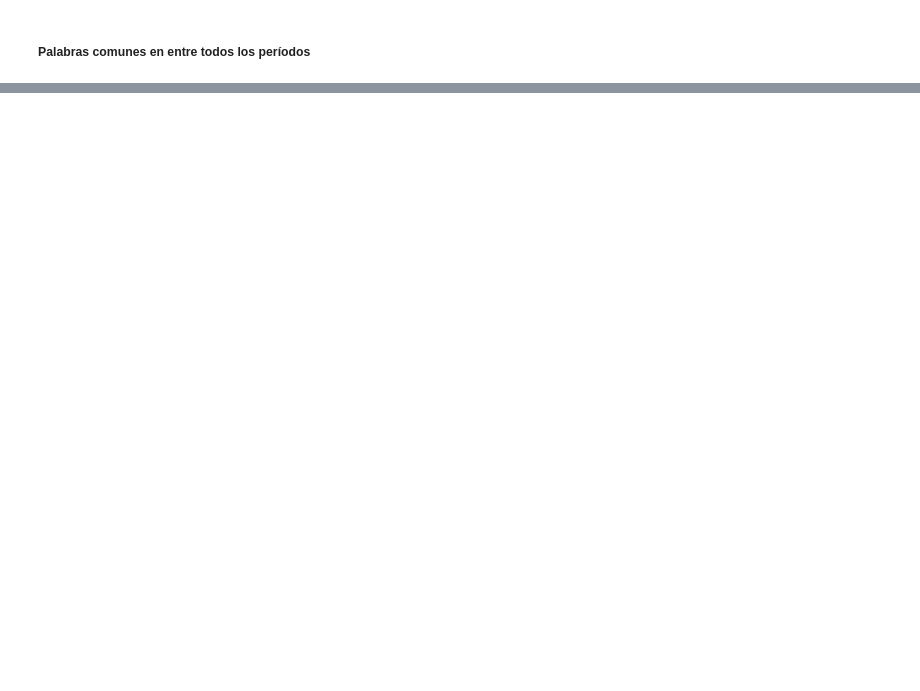
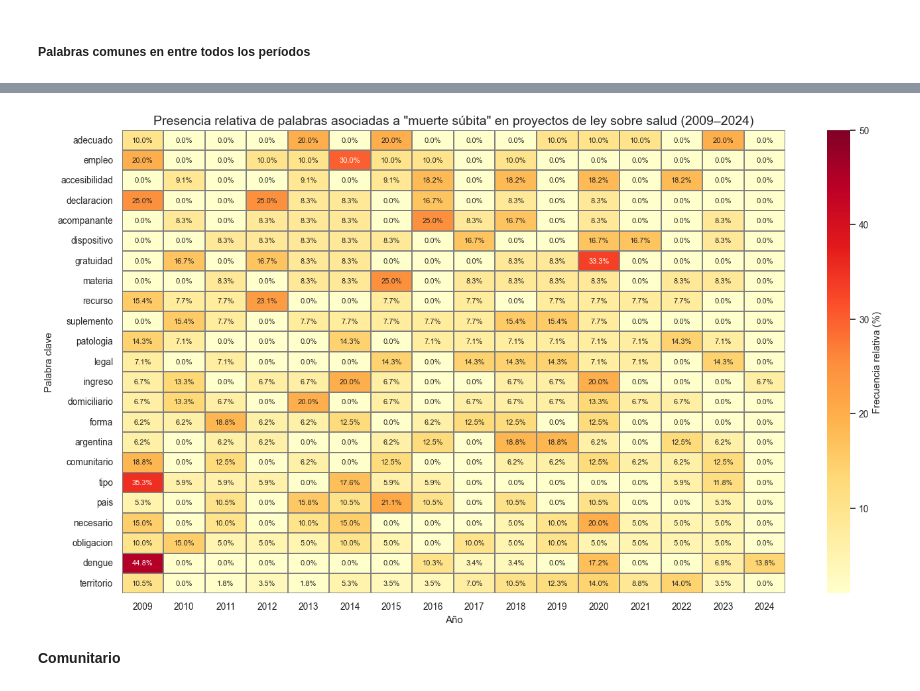
Before and after one commit to AmaliaGuaymasCanavire/iamas_iniciativasleg_salud, a Jupyter notebook: src/notebooks/5.2.contexto_cambio_semantico.ipynb, the cells around one changed output, grey strips where cells are left out. Saved outputs shown, nothing was run; the diff lists cells and outputs as text; code cells hidden in the pictures; blank space fills up the shorter version.

```diff
--- a/src/notebooks/5.2.contexto_cambio_semantico.ipynb
+++ b/src/notebooks/5.2.contexto_cambio_semantico.ipynb
@@ -590,0 +794,18 @@ Name: proportion, dtype: float64
+# %%
+frecuencias_df = basetexto_df[['Año',
+        'adecuado', 'pais', 'patologia', 'acompanante', 'dengue',
+       'dispositivo', 'gratuidad', 'empleo', 'materia', 'necesario', 'ingreso',
+       'argentina', 'suplemento', 'accesibilidad', 'obligacion', 'legal',
+       'domiciliario', 'forma', 'recurso', 'tipo', 'declaracion',
+       'comunitario', 'territorio']].groupby(['Año']).sum().T#reset_index()
+frecuencias_df['total'] = frecuencias_df.sum(axis=1)
+frecuencias_df = frecuencias_df.sort_values('total', ascending=True)
+# Cantidad de proyectos por año (para normalizar)
+#total_proyectos_por_anio = basetexto_df.groupby('Año').size()
+# frecuencia_df tiene palabras como índice y años como columnas (frecuencia absoluta)
+#frecuencia_relativa_df = frecuencias_df.div(total_proyectos_por_anio, axis=1) * 100  # multiplicamos por 100 para %
+frecuencia_relativa_df = frecuencias_df.div(frecuencias_df['total'], axis=0) * 100  # multiplicamos por 100 para %
+frecuencia_relativa_df = frecuencia_relativa_df.drop(columns='total')
+# Ordenar por promedio total para ordenar mejor las barras
+#frecuencia_relativa_df['Promedio'] = frecuencia_relativa_df.mean(axis=1)
+#frecuencia_relativa_df = frecuencia_relativa_df.sort_values('Promedio', ascending=True).drop(columns='Promedio')
@@ -590,0 +832,27 @@ Name: proportion, dtype: float64
+# %%
+plt.figure(figsize=(14, 8))
+sns.set(font_scale=0.9)
+
+# Crear una versión formateada como texto con % para anotar
+annot_text = frecuencia_relativa_df.round(1).astype(str) + '%'
+
+# Paleta perceptualmente uniforme, buena para datos proporcionales
+sns.heatmap(
+    frecuencia_relativa_df,
+    cmap="YlOrRd",           # o usa "viridis", "cividis" para daltónicos
+    linewidths=0.3,
+    linecolor='gray',
+    cbar_kws={'label': 'Frecuencia relativa (%)'},
+    vmin=1,                  # valor mínimo en escala de color
+    vmax=50,                 # valor máximo
+    annot=annot_text,  # Mostrar los valores como texto
+    fmt='',             # Ya están formateados como string
+    annot_kws={"size": 8}  # Tamaño del texto en las celdas
+)
+plt.title('Presencia relativa de palabras asociadas a "muerte súbita" en proyectos de ley sobre salud (2009–2024)', fontsize=14)
+plt.xlabel('Año')
+plt.ylabel('Palabra clave')
+plt.tight_layout()
+plt.show()
+# %% [output]
+[figure, added]
@@ -590,0 +879,2 @@ Name: proportion, dtype: float64
+# %% [markdown]
+**Comunitario**
```
Also changed, not shown: parts of 66 cells of this notebook, 4 other files.
